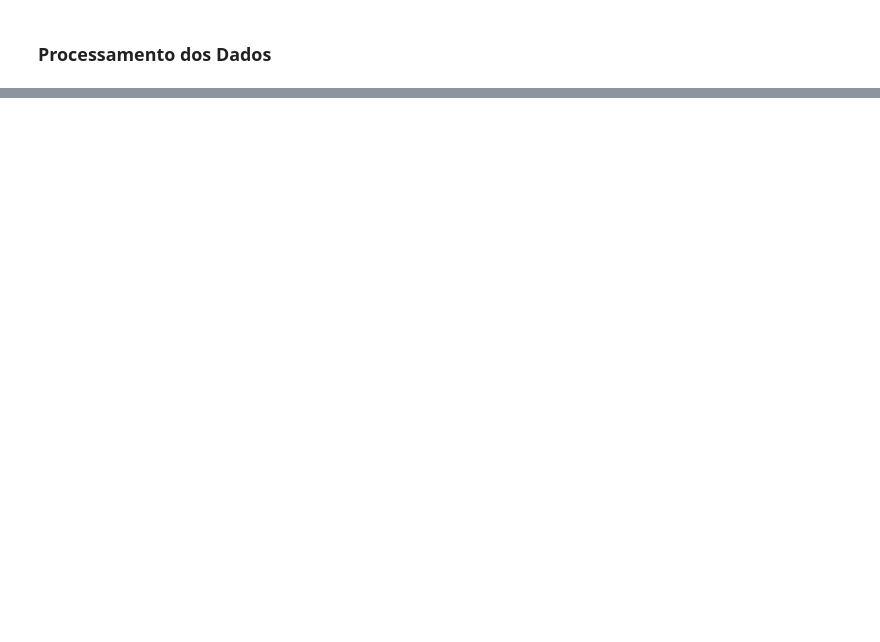
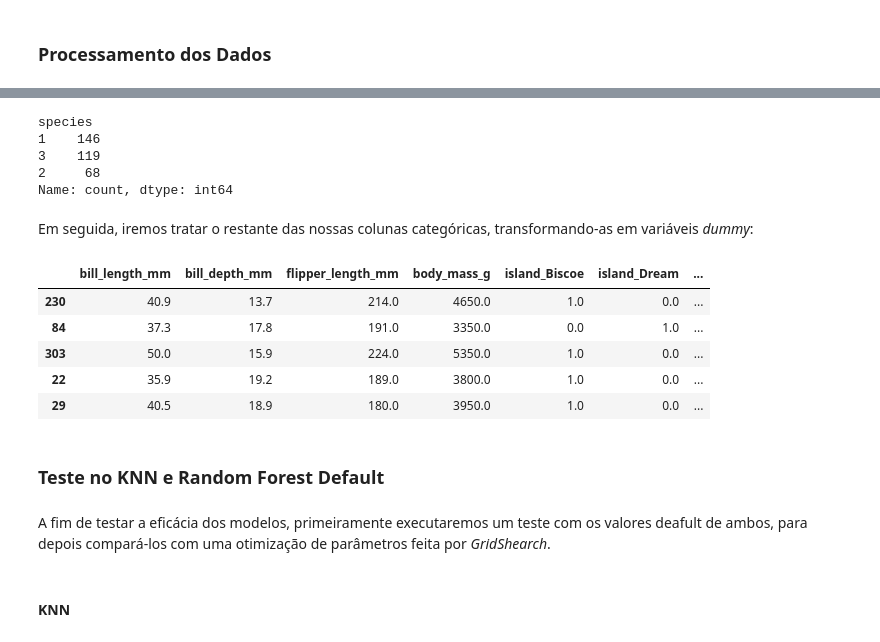
Before and after one commit to IIsteinII/ADA-ML1, a Jupyter notebook: penguins.ipynb, the cells around one changed output, grey strips where cells are left out. Cells and saved outputs as stored; diff of their text form; code cells hidden in the pictures; blank space fills up the shorter version.

```diff
--- a/penguins.ipynb
+++ b/penguins.ipynb
@@ -101,0 +122,2 @@ A princípio, precisamos elencar nossas features, e prepará-las para serem util
+# %%
+penguins['species'] = penguins['species'].replace({'Adelie': 1, 'Chinstrap': 2,'Gentoo': 3})
@@ -101,0 +126,3 @@ A princípio, precisamos elencar nossas features, e prepará-las para serem util
+# %%
+x = penguins.drop('species', axis = 1)
+y = penguins['species']
@@ -101,0 +138,47 @@ A princípio, precisamos elencar nossas features, e prepará-las para serem util
+# %%
+y.value_counts()
+# %% [output]
+species
+1    146
+3    119
+2     68
+Name: count, dtype: int64
+# %%
+X_train,X_test,y_train,y_test = train_test_split(x,y, test_size=0.2, random_state=42)
+# %% [markdown]
+Em seguida, iremos tratar o restante das nossas colunas categóricas, transformando-as em variáveis *dummy*:
+# %%
+one_hot = OneHotEncoder()
+
+categorical_cols = ['island', 'sex']
+X_train_categorical = X_train[categorical_cols]
+X_test_categorical = X_test[categorical_cols]
+
+X_train_encoded = one_hot.fit_transform(X_train_categorical)
+X_test_encoded = one_hot.transform(X_test_categorical)
+
+encoded_cols = one_hot.get_feature_names_out(categorical_cols)
+
+X_train_encoded_df = pd.DataFrame(X_train_encoded.toarray(), columns=encoded_cols, index=X_train_categorical.index)
+X_test_encoded_df = pd.DataFrame(X_test_encoded.toarray(), columns=encoded_cols, index=X_test_categorical.index)
+
+X_train = X_train.drop(columns=categorical_cols)
+X_test = X_test.drop(columns=categorical_cols)
+
+X_train_final = pd.concat([X_train, X_train_encoded_df], axis=1)
+X_test_final = pd.concat([X_test, X_test_encoded_df], axis=1)
+# %%
+X_train_final.head()
+# %% [output]
+|  | bill_length_mm | bill_depth_mm | flipper_length_mm | body_mass_g | island_Biscoe | island_Dream | ... |
+| 230 | 40.9 | 13.7 | 214.0 | 4650.0 | 1.0 | 0.0 | ... |
+| 84 | 37.3 | 17.8 | 191.0 | 3350.0 | 0.0 | 1.0 | ... |
+| 303 | 50.0 | 15.9 | 224.0 | 5350.0 | 1.0 | 0.0 | ... |
+| 22 | 35.9 | 19.2 | 189.0 | 3800.0 | 1.0 | 0.0 | ... |
+| 29 | 40.5 | 18.9 | 180.0 | 3950.0 | 1.0 | 0.0 | ... |
+# %% [markdown]
+### Teste no KNN e Random Forest Default
+# %% [markdown]
+A fim de testar a eficácia dos modelos, primeiramente executaremos um teste com os valores deafult de ambos, para depois compará-los com uma otimização de parâmetros feita por *GridShearch*.
+# %% [markdown]
+#### KNN
```
Also changed, not shown: parts of 34 cells of this notebook.
